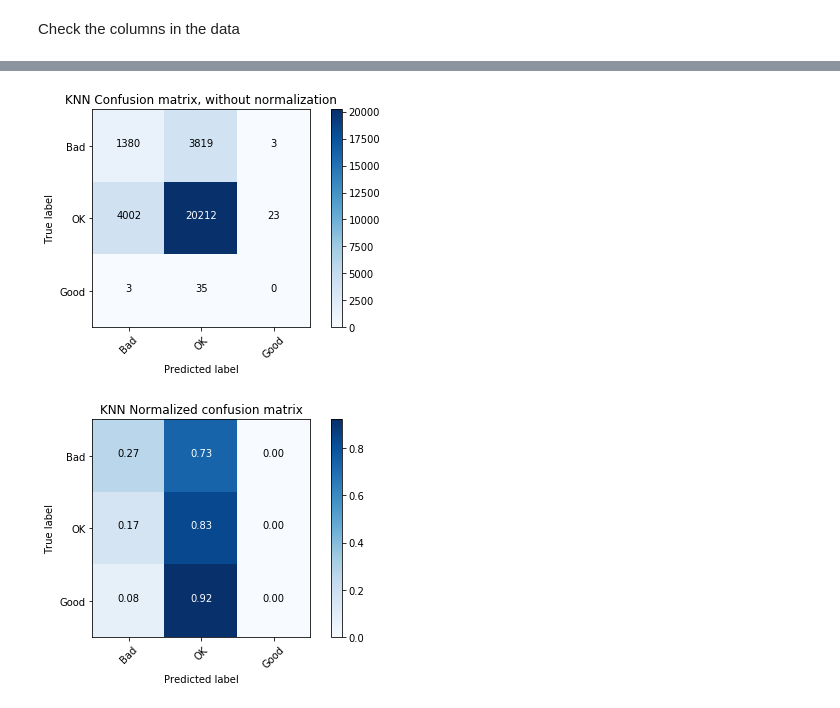
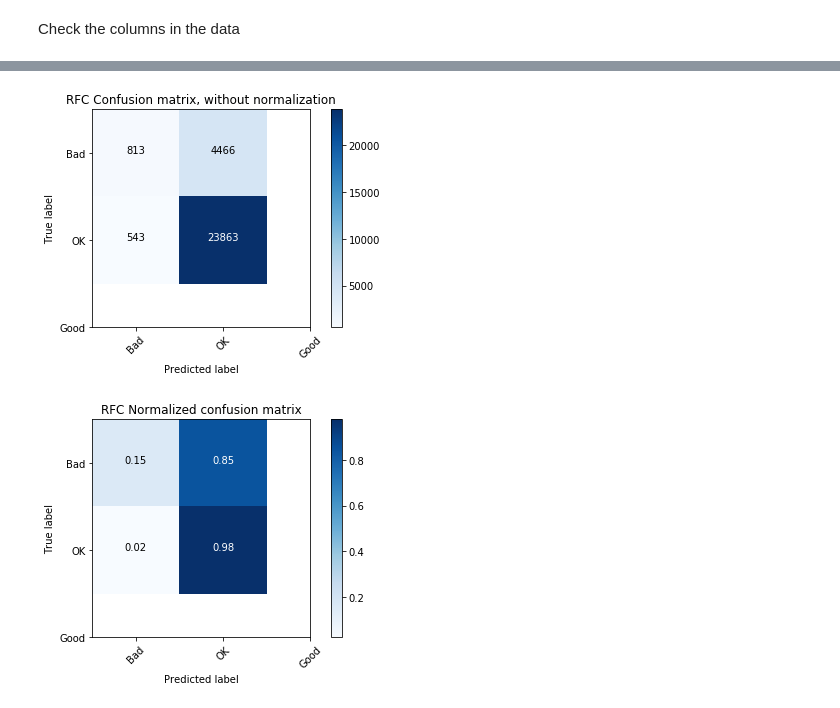
Before and after one commit to sajidpatel6/SpliceClassify, a Jupyter notebook: 05-RFC-02-BP2.ipynb, the cells around one changed output, grey strips where cells are left out. Drawn from its saved outputs; the diff is of its cells as text; code cells hidden in the pictures.

```diff
--- a/05-RFC-02-BP2.ipynb
+++ b/05-RFC-02-BP2.ipynb
@@ -70,9 +72,10 @@ Index(['CUT_LENGTH', 'CONV_WAIT_TIME', 'BP2_S8_L', 'BP2_S7_L', 'BP2_S6_L',
       dtype='object')
 # %%
 print(df.shape)
-df = df.drop_duplicates(subset=['CUT_LENGTH', 'CONV_WAIT_TIME', 'BP2_S8_L', 'BP2_S7_L', 'BP2_S6_L', 'BP2_S5_L',
-                                'BP2_S4_L', 'BP2_S3_L', 'BP2_S2_L', 'BP2_S1_ML', 'BP2_S1_MR', 'BP2_S2_R',
-                                'BP2_S3_R', 'BP2_S4_R', 'BP2_S5_R', 'BP2_S6_R', 'BP2_S7_R', 'BP2_S8_R'])
+# df = df.drop_duplicates(subset=['CUT_LENGTH', 'CONV_WAIT_TIME', 'BP2_S8_L', 'BP2_S7_L', 'BP2_S6_L', 'BP2_S5_L',
+#                                 'BP2_S4_L', 'BP2_S3_L', 'BP2_S2_L', 'BP2_S1_ML', 'BP2_S1_MR', 'BP2_S2_R',
+#                                 'BP2_S3_R', 'BP2_S4_R', 'BP2_S5_R', 'BP2_S6_R', 'BP2_S7_R', 'BP2_S8_R'])
+df = df.drop_duplicates()
 print(df.shape)
 # df.head
 # %% [output]
@@ -134,7 +151,7 @@ df.SPLICE_GRADE = [spliceGrade[item] for item in df.SPLICE_GRADE]
 # %%
 X = df.drop(['SPLICE_GRADE'], axis=1)
 y = df['SPLICE_GRADE']
-# y = y.astype('int')
+y = y.astype('int')
 # %%
 # use train/test split with different random_state values
 X_train, X_test, y_train, y_test = train_test_split(X, y, random_state=4, shuffle=True)
@@ -153,19 +171,19 @@ print(scores.mean())
 # %%
-XGB = XGBClassifier(max_depth=5, n_estimators=500)
+# XGB = XGBClassifier(max_depth=5, n_estimators=500)
 
-# rf = RandomForestRegressor(n_estimators=1000, n_jobs=-1)
-# rf.fit(X_train, y_train)
+# # rf = RandomForestRegressor(n_estimators=1000, n_jobs=-1)
+# # rf.fit(X_train, y_train)
 
-# imp = importances(rf, X_test, y_test) # permutation
-# viz = plot_importances(imp)
-# viz.view()
+# # imp = importances(rf, X_test, y_test) # permutation
+# # viz = plot_importances(imp)
+# # viz.view()
 
-model = XGBClassifier()
-model.fit(X_train, y_train)
+# model = XGBClassifier()
+# model.fit(X_train, y_train)
 
-y2_XGB_model = model.predict(X_test)
-print("XGBClassifier Accuracy :", accuracy_score(y_test, y2_XGB_model))
+# y2_XGB_model = model.predict(X_test)
+# print("XGBClassifier Accuracy :", accuracy_score(y_test, y2_XGB_model))
 
-# plot feature importance
-plot_importance(model)
-plt.show()
+# # plot feature importance
+# plot_importance(model)
+# plt.show()
@@ -207,7 +222,7 @@ def plot_confusion_matrix(cm, classes,
     plt.ylabel('True label')
     plt.xlabel('Predicted label')
 # %%
-rfc = RandomForestClassifier(n_estimators=1, warm_start=True, n_jobs=-1, random_state=7)
+rfc = RandomForestClassifier(n_estimators=500, warm_start=True, n_jobs=-1, random_state=7)
 rfc.fit(X_train,y_train)
 y2_model = rfc.predict(X_test)
 
@@ -216,24 +231,24 @@ y2_model = rfc.predict(X_test)
 # %%
 target_names = ['Bad', 'OK', 'Good']
 class_names = target_names
 
 # Compute confusion matrix
 cnf_matrix = confusion_matrix(y_test, y2_model)
 np.set_printoptions(precision=2)
 
 # Plot non-normalized confusion matrix
 plt.figure()
 plot_confusion_matrix(cnf_matrix, classes=class_names,
-                      title='KNN Confusion matrix, without normalization')
+                      title='RFC Confusion matrix, without normalization')
 
 # Plot normalized confusion matrix
 plt.figure()
 plot_confusion_matrix(cnf_matrix, classes=class_names, normalize=True,
-                      title='KNN Normalized confusion matrix')
+                      title='RFC Normalized confusion matrix')
 
 plt.show();
 # %% [output]
-[figure, old version]
+[figure, new version]
-[figure, old version]
+[figure, new version]
 # %%
 # search for an optimal value of n_estimators for rfc
```
Also changed, not shown: parts of 23 cells of this notebook, 14 other files.
